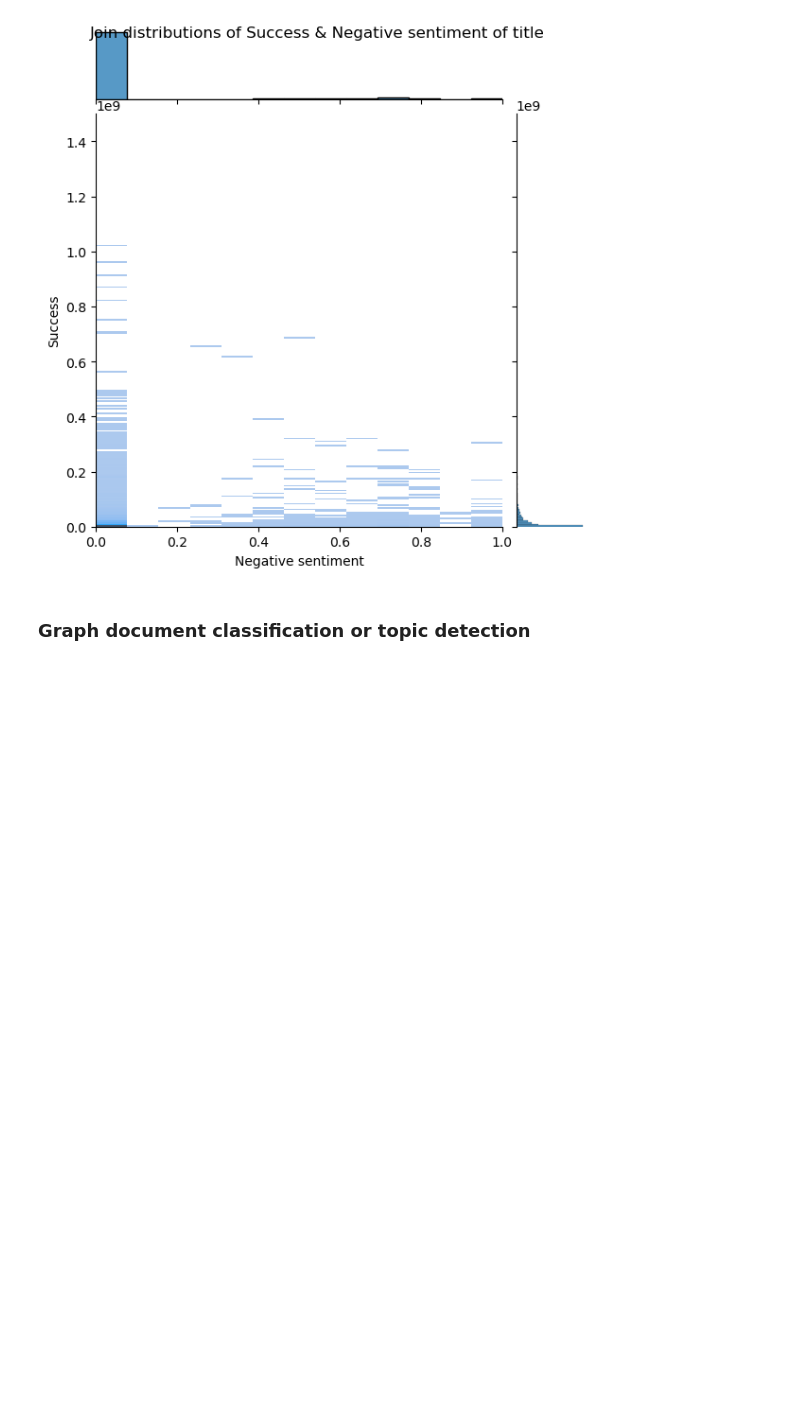
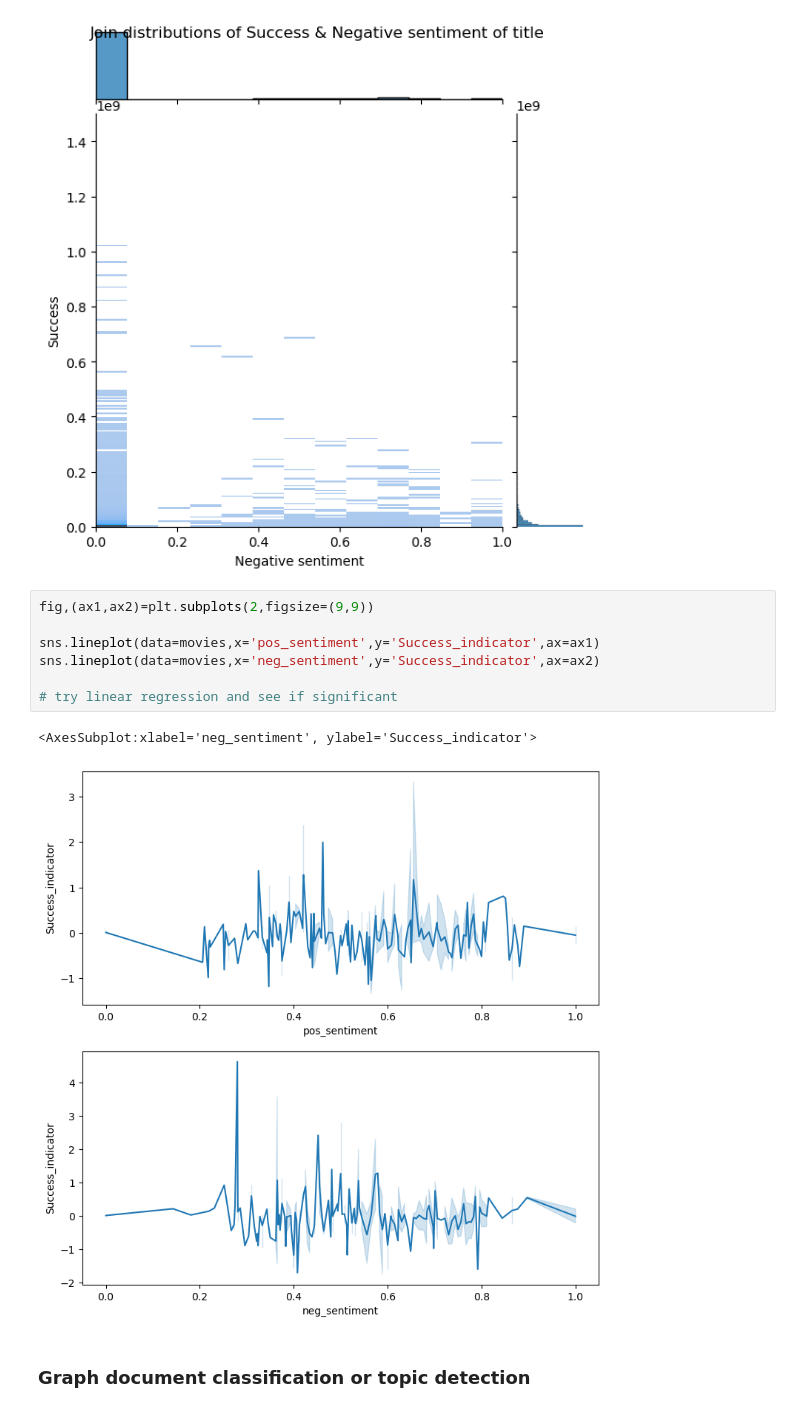
Before and after one commit to epfl-ada/ada-2023-project-randada, a Jupyter notebook: Key_Features.ipynb, the cells around one changed output. Drawn from its saved outputs; the diff is of its cells as text; blank space fills up the shorter version.

```diff
--- a/Key_Features.ipynb
+++ b/Key_Features.ipynb
@@ -420,6 +423,16 @@ jplot.fig.suptitle('Join distributions of Success & Negative sentiment of title'
 # %% [output]
 Text(0.5, 0.98, 'Join distributions of Success & Negative sentiment of title')
 [figure]
+# %%
+fig,(ax1,ax2)=plt.subplots(2,figsize=(9,9))
+
+sns.lineplot(data=movies,x='pos_sentiment',y='Success_indicator',ax=ax1)
+sns.lineplot(data=movies,x='neg_sentiment',y='Success_indicator',ax=ax2)
+
+# try linear regression and see if significant
+# %% [output]
+<AxesSubplot:xlabel='neg_sentiment', ylabel='Success_indicator'>
+[figure, added]
 # %% [markdown]
 ### Graph document classification or topic detection
 # %%
```
Also changed, not shown: parts of 9 cells of this notebook.
